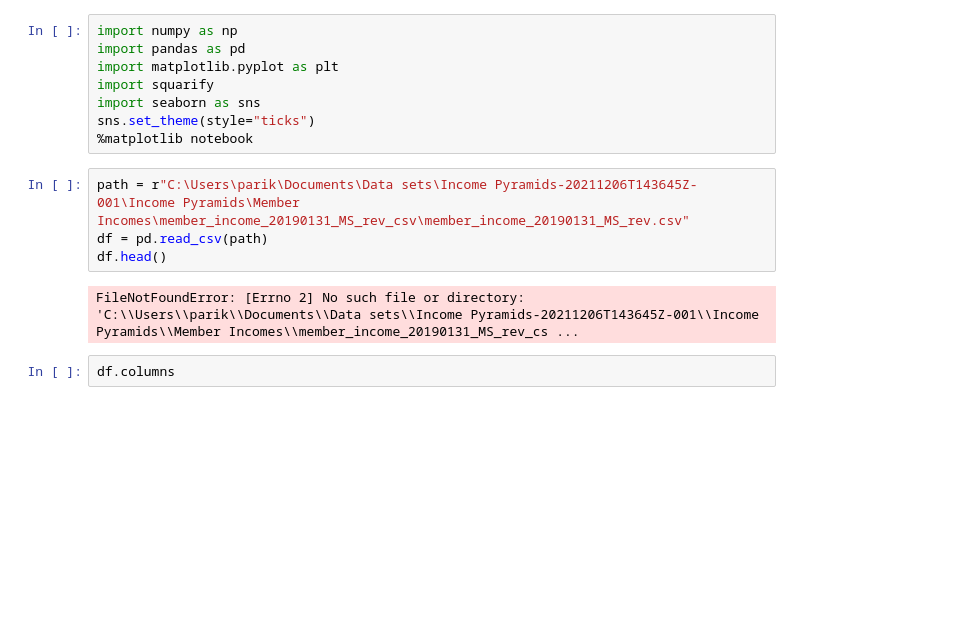
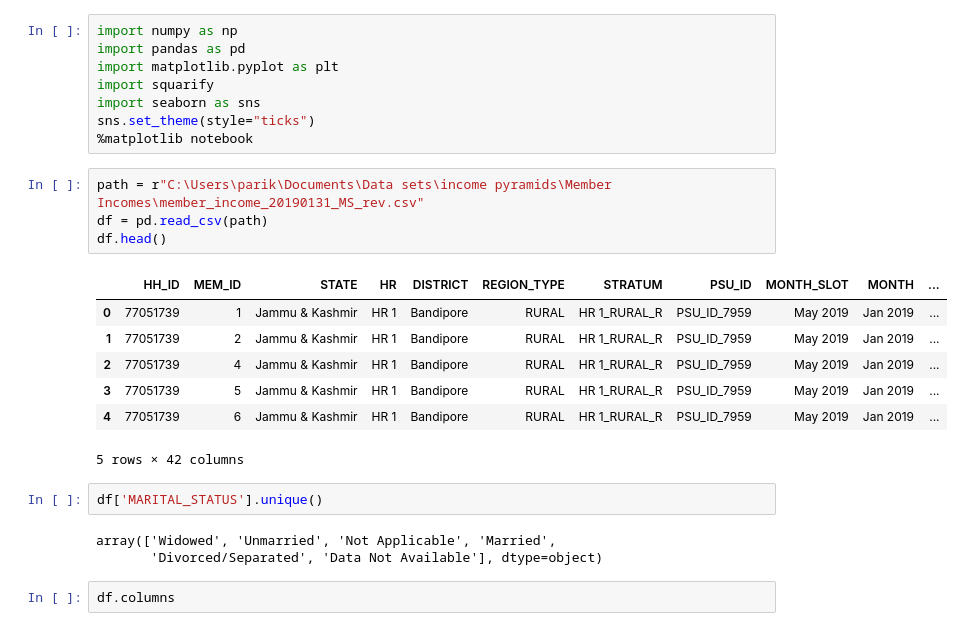
Before and after one commit to parikshitsam/Income-Pyramids, a Jupyter notebook: Member incomes.ipynb, the cells around one changed output. Cells and saved outputs as stored; diff of their text form; blank space fills up the shorter version.

```diff
--- a/Member incomes.ipynb
+++ b/Member incomes.ipynb
@@ -7,11 +7,22 @@ import seaborn as sns
 sns.set_theme(style="ticks")
 %matplotlib notebook
 # %%
-path = r"C:\Users\parik\Documents\Data sets\Income Pyramids-20211206T143645Z-001\Income Pyramids\Member Incomes\member_income_20190131_MS_rev_csv\member_income_20190131_MS_rev.csv"
+path = r"C:\Users\parik\Documents\Data sets\income pyramids\Member Incomes\member_income_20190131_MS_rev.csv"
 df = pd.read_csv(path)
 df.head()
 # %% [output]
+|  | HH_ID | MEM_ID | STATE | HR | DISTRICT | REGION_TYPE | STRATUM | PSU_ID | MONTH_SLOT | MONTH | ... |
+| 0 | 77051739 | 1 | Jammu & Kashmir | HR 1 | Bandipore | RURAL | HR 1_RURAL_R | PSU_ID_7959 | May 2019 | Jan 2019 | ... |
+| 1 | 77051739 | 2 | Jammu & Kashmir | HR 1 | Bandipore | RURAL | HR 1_RURAL_R | PSU_ID_7959 | May 2019 | Jan 2019 | ... |
+| 2 | 77051739 | 4 | Jammu & Kashmir | HR 1 | Bandipore | RURAL | HR 1_RURAL_R | PSU_ID_7959 | May 2019 | Jan 2019 | ... |
+| 3 | 77051739 | 5 | Jammu & Kashmir | HR 1 | Bandipore | RURAL | HR 1_RURAL_R | PSU_ID_7959 | May 2019 | Jan 2019 | ... |
+| 4 | 77051739 | 6 | Jammu & Kashmir | HR 1 | Bandipore | RURAL | HR 1_RURAL_R | PSU_ID_7959 | May 2019 | Jan 2019 | ... |
-FileNotFoundError: [Errno 2] No such file or directory: 'C:\\Users\\parik\\Documents\\Data sets\\Income Pyramids-20211206T143645Z-001\\Income Pyramids\\Member Incomes\\member_income_20190131_MS_rev_cs ...
+5 rows × 42 columns
+# %%
+df['MARITAL_STATUS'].unique()
+# %% [output]
+array(['Widowed', 'Unmarried', 'Not Applicable', 'Married',
+       'Divorced/Separated', 'Data Not Available'], dtype=object)
 # %%
 df.columns
 # %%
```
Also changed, not shown: 7 other files.
